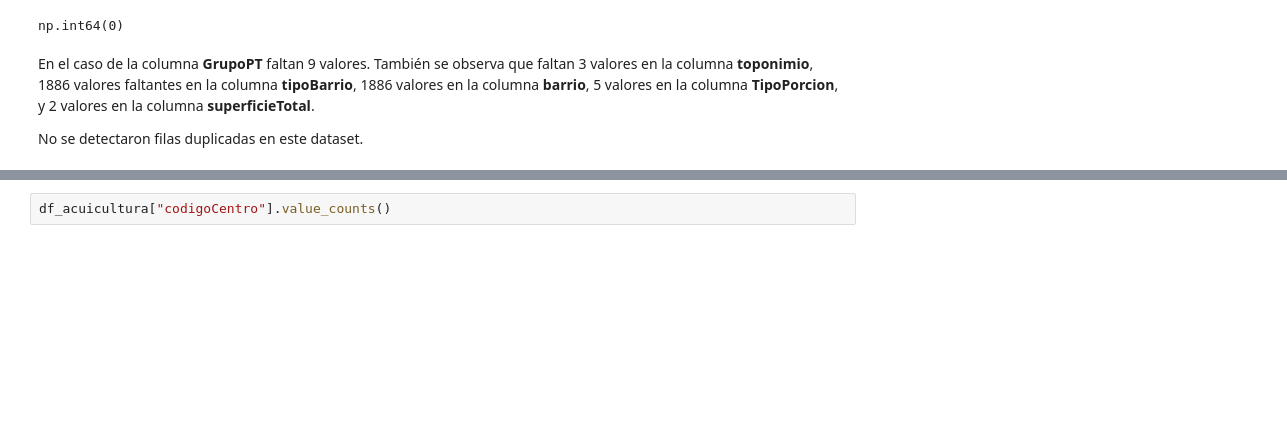
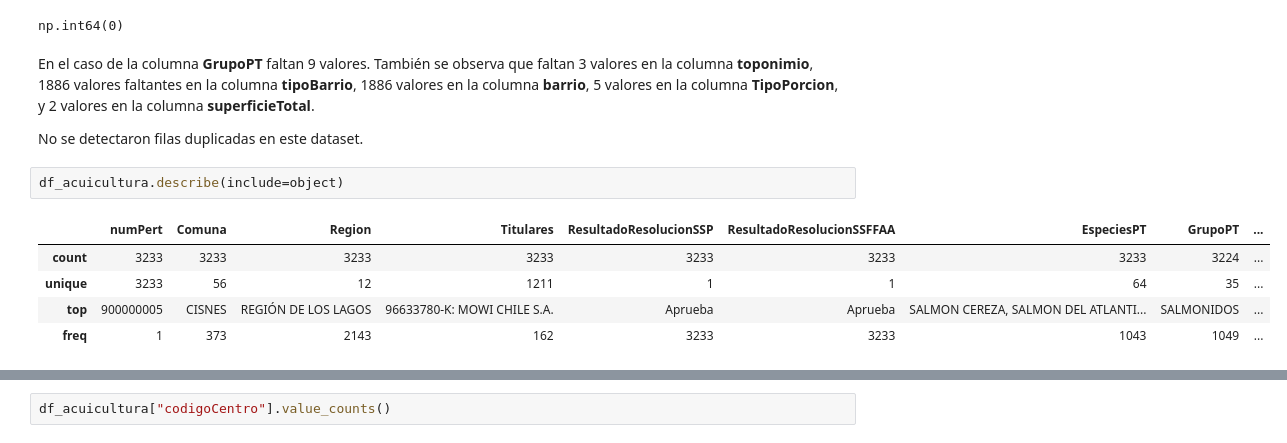
Before and after one commit to principioincertidumbre/proyecto-final, a Jupyter notebook: Notebooks_acuicultura/1_Analisis_Exploratorio.ipynb, the cells around one changed output, grey strips where cells are left out. Cells and saved outputs as stored; diff of their text form; blank space fills up the shorter version.

```diff
--- a/Notebooks_acuicultura/1_Analisis_Exploratorio.ipynb
+++ b/Notebooks_acuicultura/1_Analisis_Exploratorio.ipynb
@@ -119,3 +121,11 @@ np.int64(0)
 En el caso de la columna **GrupoPT** faltan 9 valores. También se observa que faltan 3 valores en la columna **toponimio**, 1886 valores faltantes en la columna **tipoBarrio**, 1886 valores en la columna **barrio**, 5 valores en la columna **TipoPorcion**, y 2 valores en la columna **superficieTotal**.
 
 No se detectaron filas duplicadas en este dataset.
+# %%
+df_acuicultura.describe(include=object)
+# %% [output]
+|  | numPert | Comuna | Region | Titulares | ResultadoResolucionSSP | ResultadoResolucionSSFFAA | EspeciesPT | GrupoPT | ... |
+| count | 3233 | 3233 | 3233 | 3233 | 3233 | 3233 | 3233 | 3224 | ... |
+| unique | 3233 | 56 | 12 | 1211 | 1 | 1 | 64 | 35 | ... |
+| top | 900000005 | CISNES | REGIÓN DE LOS LAGOS | 96633780-K: MOWI CHILE S.A. | Aprueba | Aprueba | SALMON CEREZA, SALMON DEL ATLANTI... | SALMONIDOS | ... |
+| freq | 1 | 373 | 2143 | 162 | 3233 | 3233 | 1043 | 1049 | ... |
```
Also changed, not shown: parts of 12 cells of this notebook.
